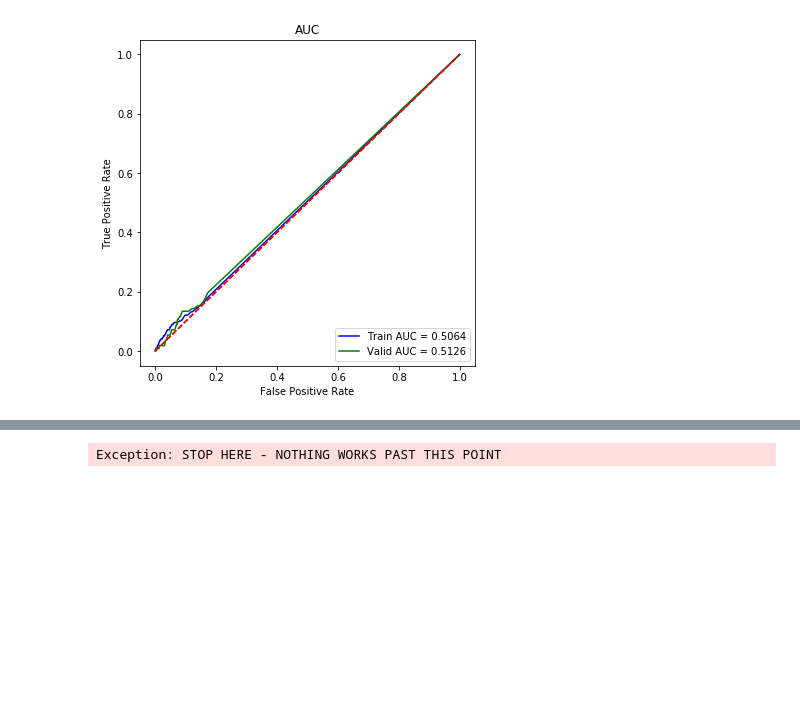
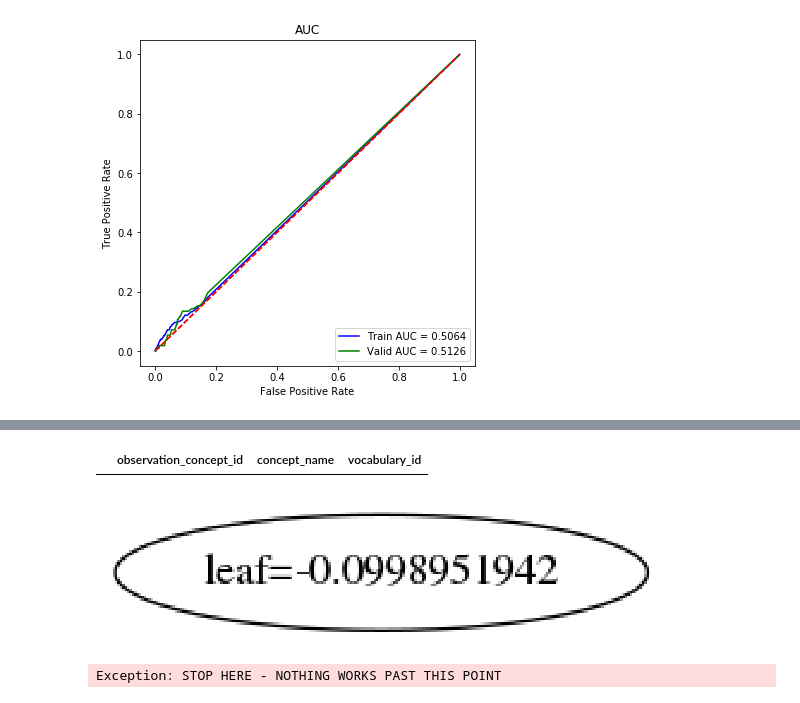
Before and after one commit to romirmoza/omop-cdm-postgresql, a Jupyter notebook: XGB_model_4.ipynb, the cells around one changed output, grey strips where cells are left out. Saved outputs shown, nothing was run; the diff lists cells and outputs as text; code cells hidden in the pictures; blank space fills up the shorter version.

```diff
--- a/XGB_model_4.ipynb
+++ b/XGB_model_4.ipynb
@@ -668,3 +754,11 @@ buildROC(y_valid, valid_preds, label='Valid', color='g')
+# %%
+observation[observation.observation_concept_id == 4058860]
+# %% [output]
+|  | observation_concept_id | concept_name | vocabulary_id |
+# %%
+ax = xgb.plot_tree(xgb_model)
+# %% [output]
+[figure, added]
 # %%
 raise Exception('STOP HERE - NOTHING WORKS PAST THIS POINT')
 # %% [output]
```
Also changed, not shown: parts of 13 cells of this notebook.
